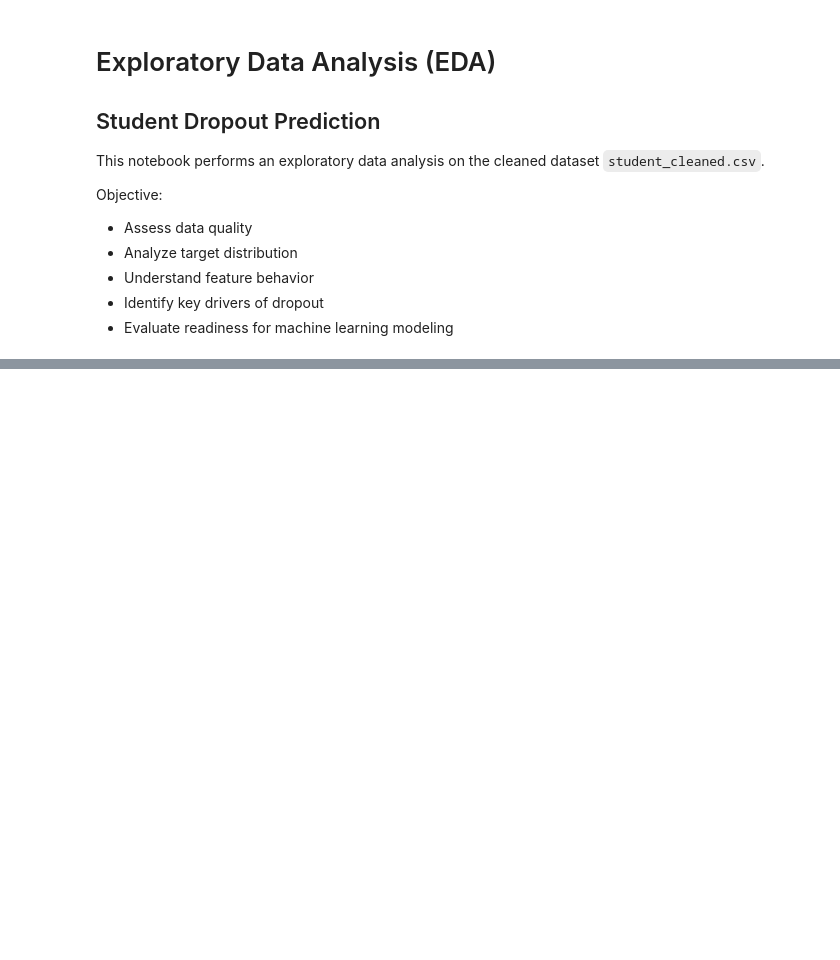
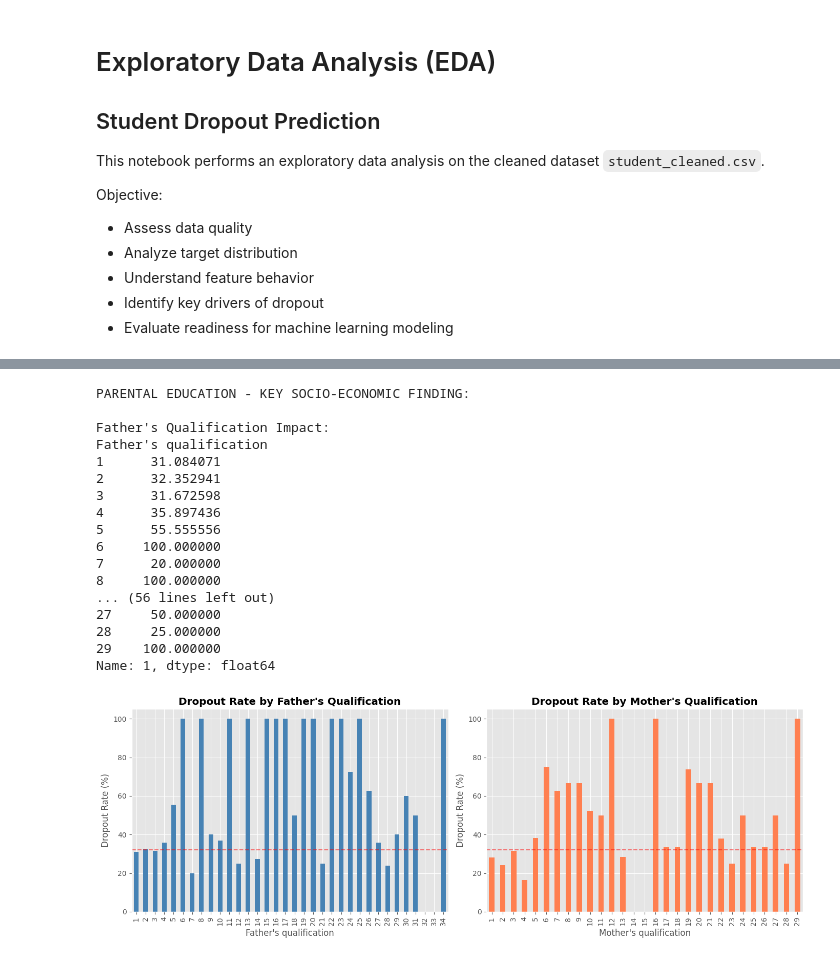
Before and after one commit to T3raa/Machine-Learning-Group-Project, a Jupyter notebook: EDA.ipynb, the cells around one changed output, grey strips where cells are left out. Saved outputs shown, nothing was run; the diff lists cells and outputs as text; code cells hidden in the pictures; blank space fills up the shorter version.

```diff
--- a/EDA.ipynb
+++ b/EDA.ipynb
@@ -312,0 +215,44 @@ Next step: Model training and feature selection.
+# %%
+print('\nPARENTAL EDUCATION - KEY SOCIO-ECONOMIC FINDING:')
+
+father_qual_dropout = pd.crosstab(df['Father\'s qualification'], df[TARGET], normalize='index') * 100
+mother_qual_dropout = pd.crosstab(df['Mother\'s qualification'], df[TARGET], normalize='index') * 100
+
+print('\nFather\'s Qualification Impact:')
+print(father_qual_dropout[1].sort_index())
+
+print('\nMother\'s Qualification Impact:')
+print(mother_qual_dropout[1].sort_index())
+
+fig, (ax1, ax2) = plt.subplots(1, 2, figsize=(14, 5))
+father_qual_dropout[1].plot(kind='bar', ax=ax1, color='steelblue')
+ax1.set_title('Dropout Rate by Father\'s Qualification', fontweight='bold')
+ax1.set_ylabel('Dropout Rate (%)')
+ax1.axhline(y=df[TARGET].mean()*100, color='red', linestyle='--', alpha=0.5)
+
+mother_qual_dropout[1].plot(kind='bar', ax=ax2, color='coral')
+ax2.set_title('Dropout Rate by Mother\'s Qualification', fontweight='bold')
+ax2.set_ylabel('Dropout Rate (%)')
+ax2.axhline(y=df[TARGET].mean()*100, color='red', linestyle='--', alpha=0.5)
+
+plt.tight_layout()
+plt.show()
+# %% [output]
+PARENTAL EDUCATION - KEY SOCIO-ECONOMIC FINDING:
+
+Father's Qualification Impact:
+Father's qualification
+1      31.084071
+2      32.352941
+3      31.672598
+4      35.897436
+5      55.555556
+6     100.000000
+7      20.000000
+8     100.000000
+... (56 lines left out)
+27     50.000000
+28     25.000000
+29    100.000000
+Name: 1, dtype: float64
+[figure, added]
```
Also changed, not shown: parts of 39 cells of this notebook.
